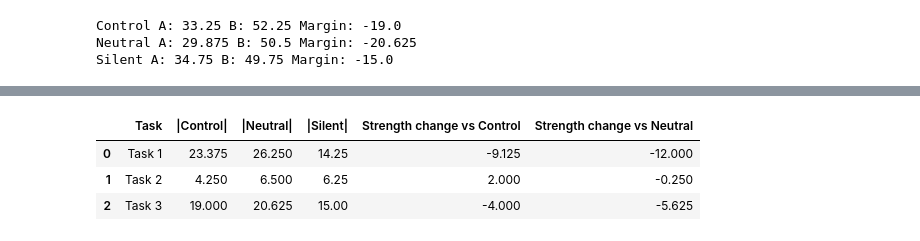
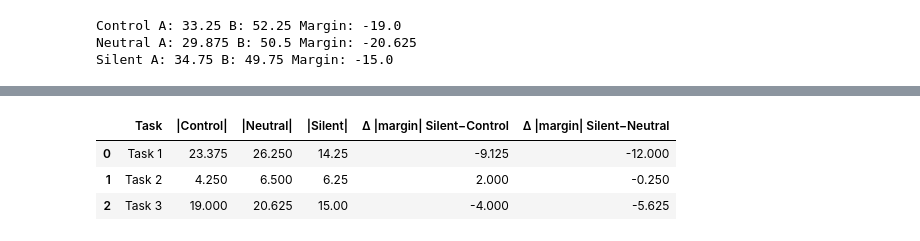
Before and after one commit to pinatics/observer-effect-mech-interp, a Jupyter notebook: phase2_behavioral_exploration.ipynb, the cells around one changed output, grey strips where cells are left out. Drawn from its saved outputs; the diff is of its cells as text; code cells hidden in the pictures.

```diff
--- a/phase2_behavioral_exploration.ipynb
+++ b/phase2_behavioral_exploration.ipynb
@@ -1463,12 +1464,12 @@ phase2_results = pd.DataFrame({
     ]
 })
 
-phase2_results["Silent-Control"] = (
+phase2_results["Δ |margin| Silent−Control"] = (
     phase2_results["Silent"]
     - phase2_results["Control"]
 )
 
-phase2_results["Silent-Neutral"] = (
+phase2_results["Δ |margin| Silent−Neutral"] = (
     phase2_results["Silent"]
     - phase2_results["Neutral"]
 )
@@ -1482,30 +1483,30 @@ phase2_results
 # %%
 phase2_results["|Control|"] = phase2_results["Control"].abs()
 phase2_results["|Neutral|"] = phase2_results["Neutral"].abs()
 phase2_results["|Silent|"] = phase2_results["Silent"].abs()
 
-phase2_results["Strength change vs Control"] = (
+phase2_results["Δ |margin| Silent−Control"] = (
     phase2_results["|Silent|"]
     - phase2_results["|Control|"]
 )
 
-phase2_results["Strength change vs Neutral"] = (
+phase2_results["Δ |margin| Silent−Neutral"] = (
     phase2_results["|Silent|"]
     - phase2_results["|Neutral|"]
 )
 
 phase2_results[
     [
         "Task",
         "|Control|",
         "|Neutral|",
         "|Silent|",
-        "Strength change vs Control",
-        "Strength change vs Neutral"
+        "Δ |margin| Silent−Control",
+        "Δ |margin| Silent−Neutral",
     ]
 ]
 # %% [output]
-|  | Task | |Control| | |Neutral| | |Silent| | Strength change vs Control | Strength change vs Neutral |
+|  | Task | |Control| | |Neutral| | |Silent| | Δ |margin| Silent−Control | Δ |margin| Silent−Neutral |
 | 0 | Task 1 | 23.375 | 26.250 | 14.25 | -9.125 | -12.000 |
 | 1 | Task 2 | 4.250 | 6.500 | 6.25 | 2.000 | -0.250 |
 | 2 | Task 3 | 19.000 | 20.625 | 15.00 | -4.000 | -5.625 |
```
Also changed, not shown: parts of 7 cells of this notebook.
